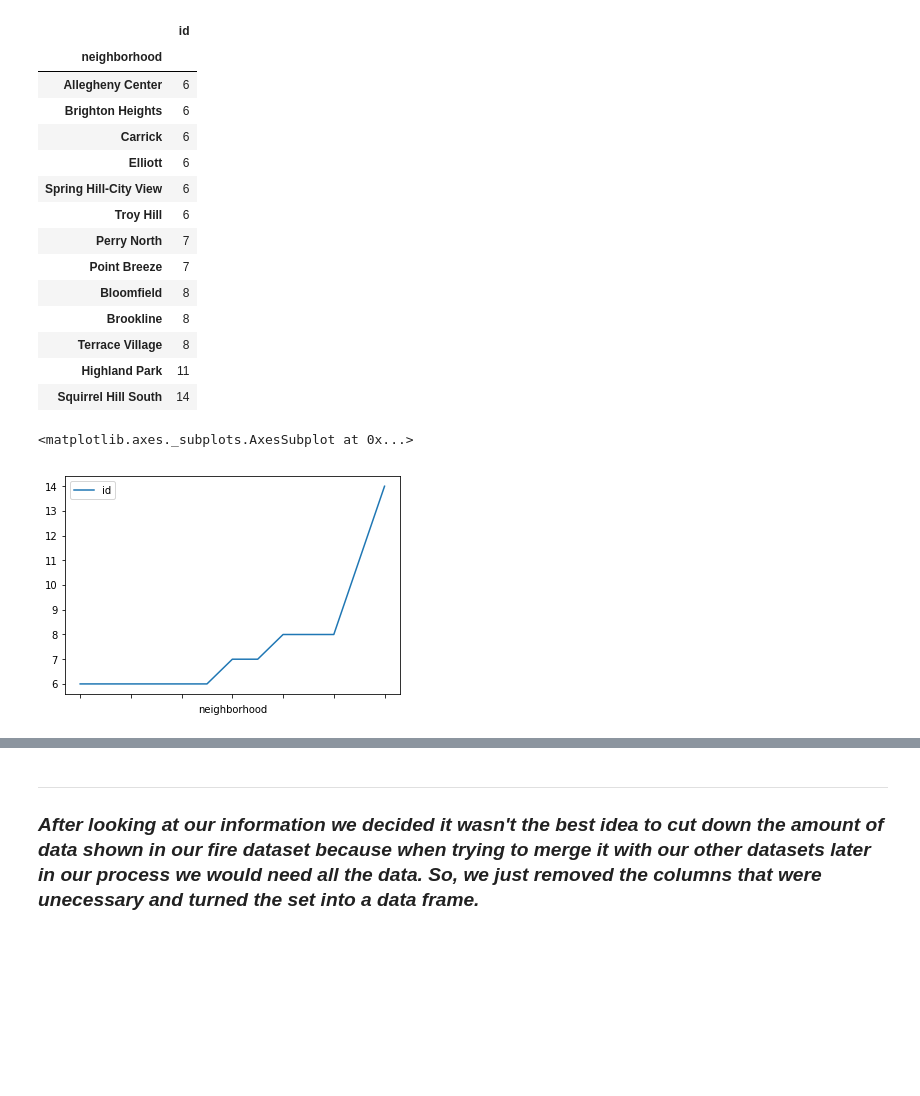
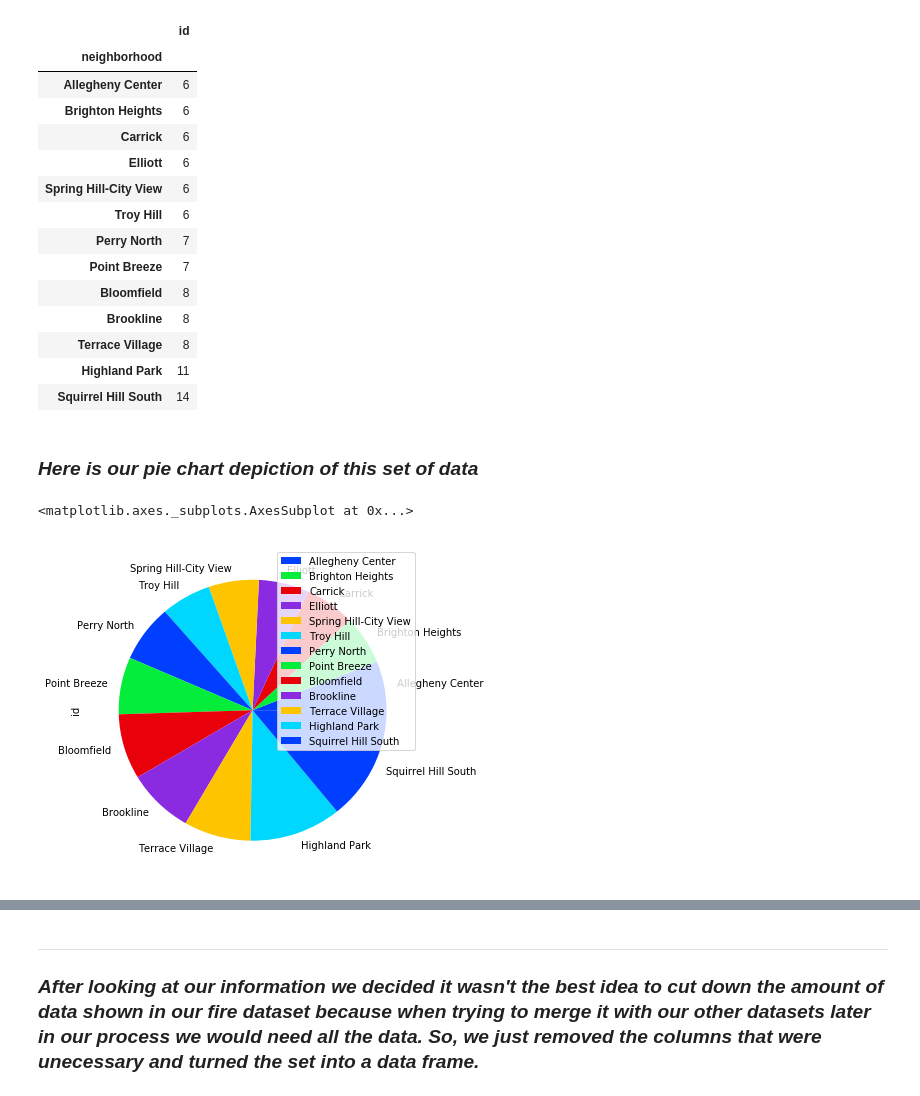
Before and after one commit to Garcia-Bela/FinalLabProject, a Jupyter notebook: TheProof.ipynb, the cells around one changed output, grey strips where cells are left out. Cells and saved outputs as stored; diff of their text form; code cells hidden in the pictures; blank space fills up the shorter version.

```diff
--- a/TheProof.ipynb
+++ b/TheProof.ipynb
@@ -185,11 +191,14 @@ simple_waterdisplay
 | Terrace Village | 8 |
 | Highland Park | 11 |
 | Squirrel Hill South | 14 |
-# %%
-simple_waterdisplay.plot()
-# %% [output]
-<matplotlib.axes._subplots.AxesSubplot at 0x...>
-[figure, removed]
+# %% [markdown]
+### ***Here is our pie chart depiction of this set of data***
+# %%
+plt.style.use('seaborn-bright')
+simple_waterdisplay.plot.pie(y='id', figsize=(6,6))
+# %% [output]
+<matplotlib.axes._subplots.AxesSubplot at 0x...>
+[figure, added]
 # %% [markdown]
 ![alt text](https://media.giphy.com/media/F4w8zTcuwntv2/giphy.gif "WATER")
 # %% [markdown]
```
Also changed, not shown: parts of 16 cells of this notebook.
